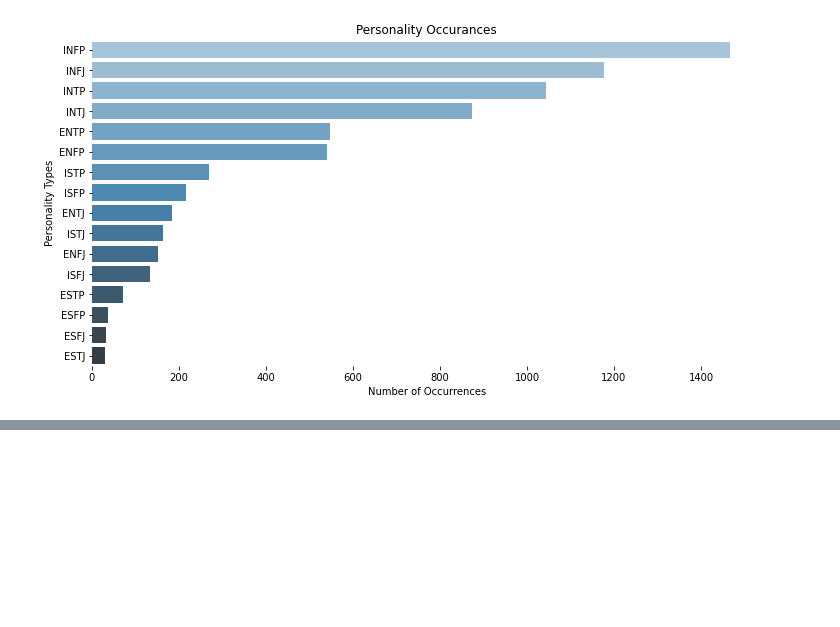
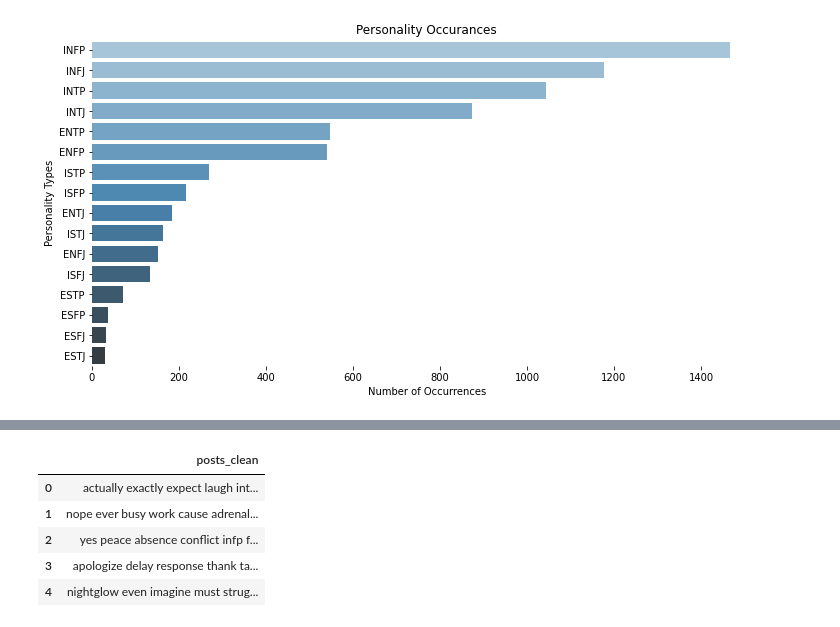
Before and after one commit to squid-cat/MBTI-NLP, a Jupyter notebook: text_classification_alfred.ipynb, the cells around one changed output, grey strips where cells are left out. Saved outputs shown, nothing was run; the diff lists cells and outputs as text; code cells hidden in the pictures; blank space fills up the shorter version.

```diff
--- a/text_classification_alfred.ipynb
+++ b/text_classification_alfred.ipynb
@@ -63,0 +85,29 @@ KeyError: 'id'
+# %%
+# creating a cleaned corpus
+
+from nltk.stem.wordnet import WordNetLemmatizer
+from nltk.stem.porter import PorterStemmer
+from nltk.corpus import stopwords
+
+import nltk
+nltk.download('stopwords')
+nltk.download('wordnet')
+nltk.download('omw-1.4')
+
+lem = WordNetLemmatizer() # returns the actual root word of a text token
+# ps = PorterStemmer() # cuts off the surfix but doesnt necessarily return the root word
+corpus =[]
+# cleaning text
+for i in range(0,len(post_features['posts'])):
+
+  post = re.sub('[^a-zA-Z]', ' ',str(post_features.iloc[i].values))
+  post = post.lower()
+  post = post.split()
+  # ps.stem(word) #MethodAttempt
+  stop_wrds = set(stopwords.words('english'))
+  post = [lem.lemmatize(word, "v") for word in post if not word in stop_wrds]
+  post = ' '.join(post)
+  corpus.append(post)
+
+post_features['posts_clean'] = corpus
+post_features.drop(['posts'], axis=1, inplace=True)
@@ -63,0 +124,9 @@ KeyError: 'id'
+# %%
+post_features.head()
+# %% [output]
+|  | posts_clean |
+| 0 | actually exactly expect laugh int... |
+| 1 | nope ever busy work cause adrenal... |
+| 2 | yes peace absence conflict infp f... |
+| 3 | apologize delay response thank ta... |
+| 4 | nightglow even imagine must strug... |
```
Also changed, not shown: parts of 24 cells of this notebook.
